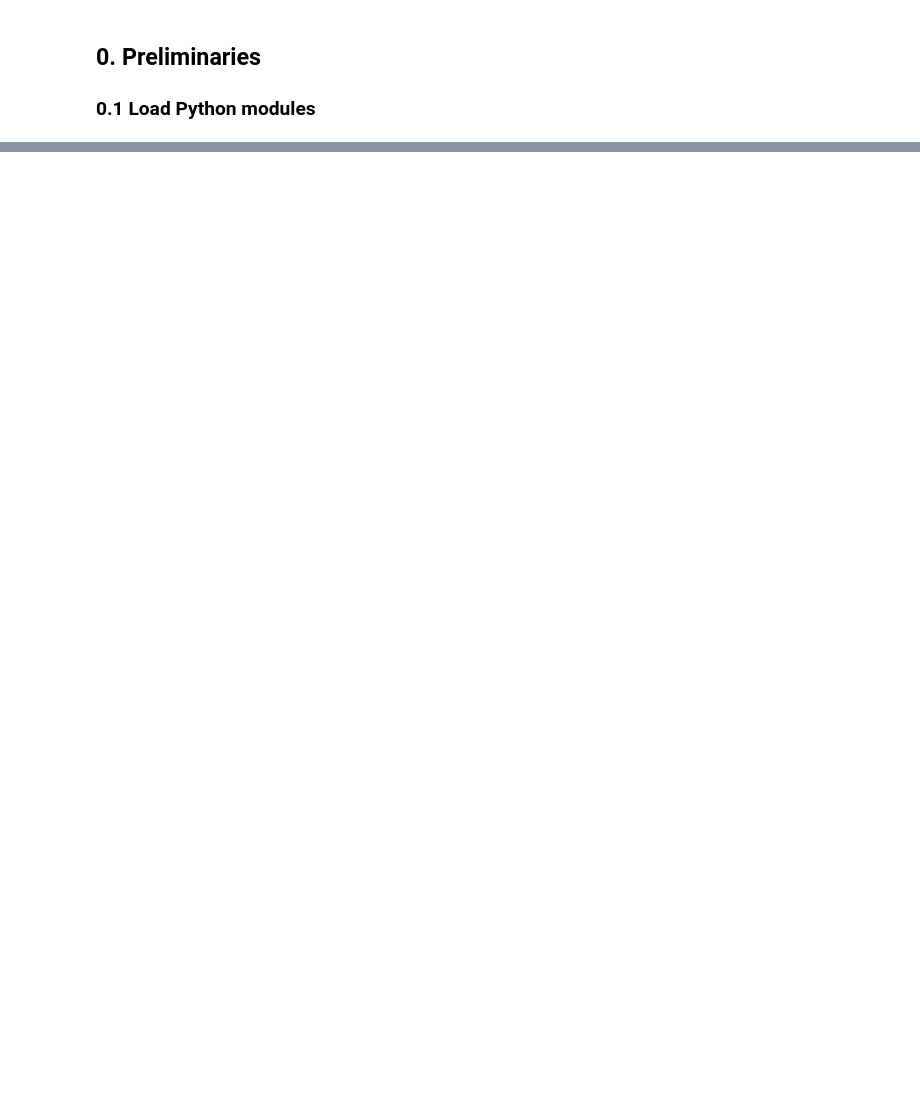
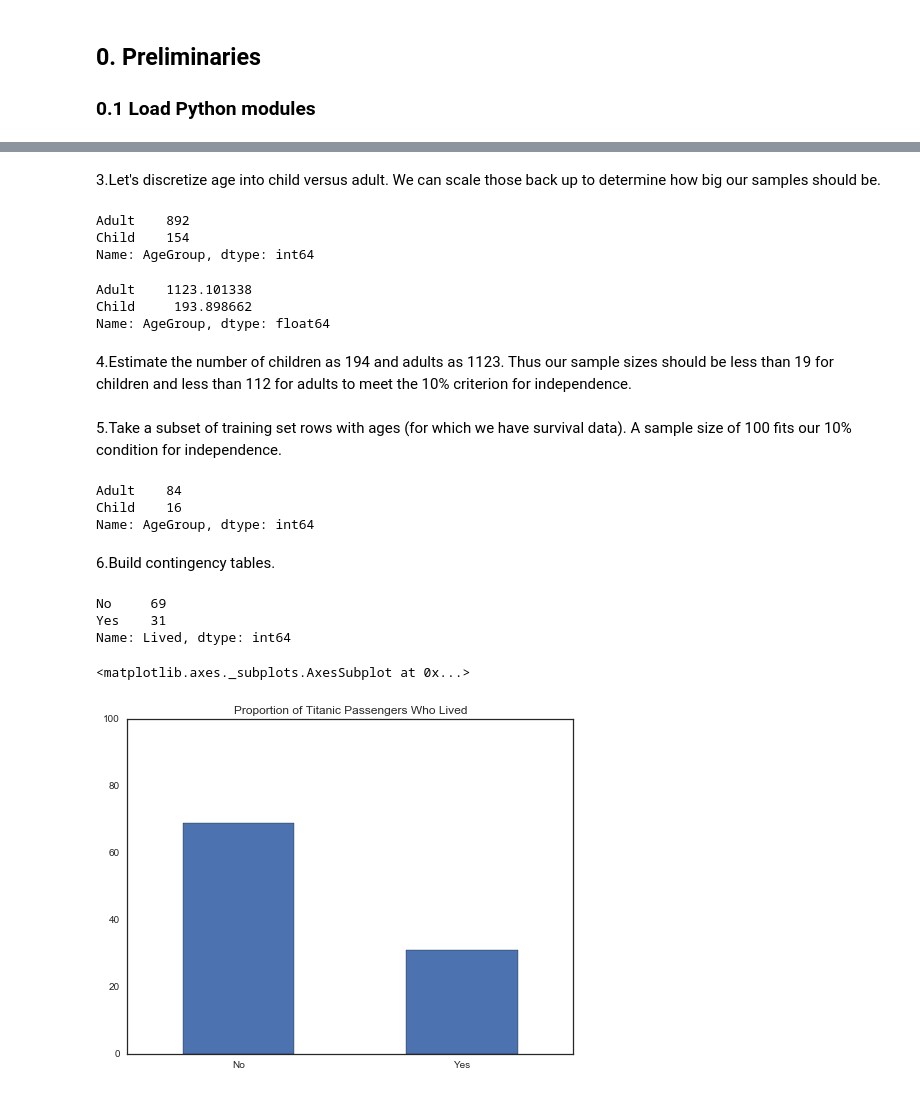
Before and after one commit to mepa/titanic-hypothesis-testing, a Jupyter notebook: 2016-08-18-TitanicHypothesisTesting-python.ipynb, the cells around one changed output, grey strips where cells are left out. Cells and saved outputs as stored; diff of their text form; code cells hidden in the pictures; blank space fills up the shorter version.

```diff
--- a/2016-08-18-TitanicHypothesisTesting-python.ipynb
+++ b/2016-08-18-TitanicHypothesisTesting-python.ipynb
@@ -62,0 +97,62 @@ train.head()
+# %% [markdown]
+3.Let's discretize age into child versus adult. We can scale those back up to determine how big our samples should be.
+# %%
+def agegroup(x):
+    '''
+    I determine the appropriate age group for a particular passenger
+    '''
+    if np.isnan(x):
+        return (np.nan)
+    elif x<18:
+        return("Child")
+    else:
+        return("Adult")
+
+full_trim['AgeGroup']=full_trim['Age'].apply(agegroup)
+full_trim['AgeGroup'].value_counts()
+# %% [output]
+Adult    892
+Child    154
+Name: AgeGroup, dtype: int64
+# %%
+full_trim['AgeGroup'].value_counts()*(1317.0/1046.0)
+#scale by factor of total data count over data rows with ages (Zeros force float calculations)
+# %% [output]
+Adult    1123.101338
+Child     193.898662
+Name: AgeGroup, dtype: float64
+# %% [markdown]
+4.Estimate the number of children as 194 and adults as 1123. Thus our sample sizes should be less than 19 for children and less than 112 for adults to meet the 10% criterion for independence.
+# %% [markdown]
+5.Take a subset of training set rows with ages (for which we have survival data). A sample size of 100 fits our 10% condition for independence.
+# %%
+sample=train.ix[train['Age'].notnull()].sample(100,random_state=100)
+sample['AgeGroup']=sample['Age'].apply(agegroup)
+sample['AgeGroup'].value_counts()
+# %% [output]
+Adult    84
+Child    16
+Name: AgeGroup, dtype: int64
+# %% [markdown]
+6.Build contingency tables.
+# %%
+#create a new column that transforms the survived columns to labels
+survival_dict={1:'Yes',0:'No'}
+sample['Lived']=sample['Survived'].map(survival_dict)
+# %%
+#how many people from our sample lived
+sample['Lived'].value_counts()
+# %% [output]
+No     69
+Yes    31
+Name: Lived, dtype: int64
+# %%
+#let's make a plot for fun
+sample['Lived'].value_counts().plot(kind="bar",
+                                        ylim=(0,100),
+                                        rot=0,
+                                        title="Proportion of Titanic Passengers Who Lived",
+                                        figsize=(8,6))
+# %% [output]
+<matplotlib.axes._subplots.AxesSubplot at 0x...>
+[figure, added]
```
Also changed, not shown: parts of 20 cells of this notebook.
